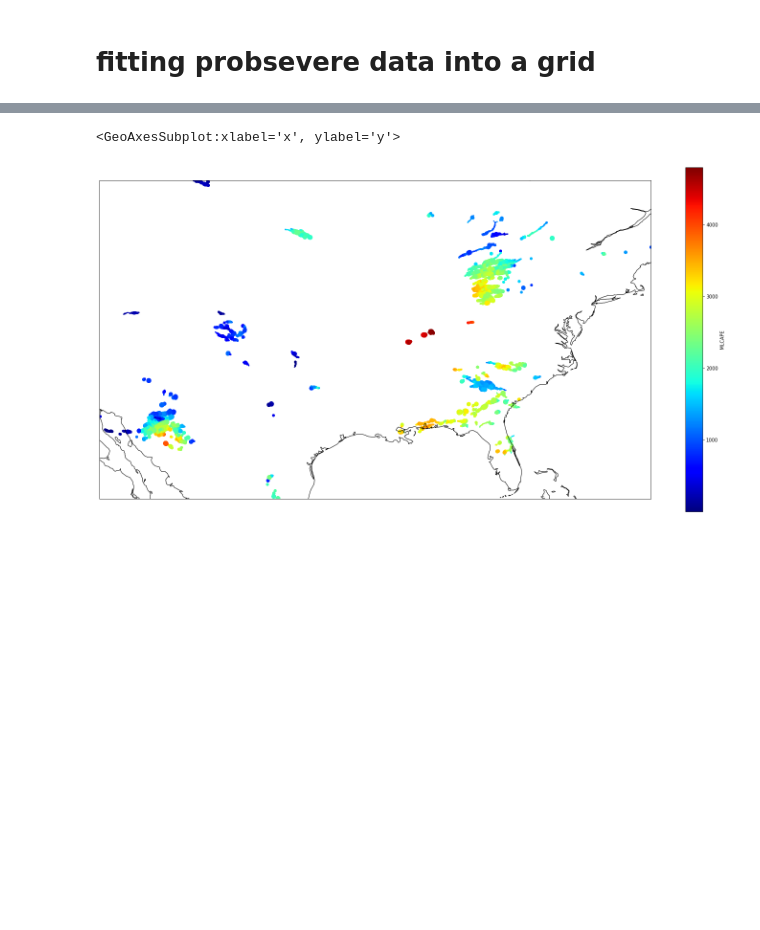
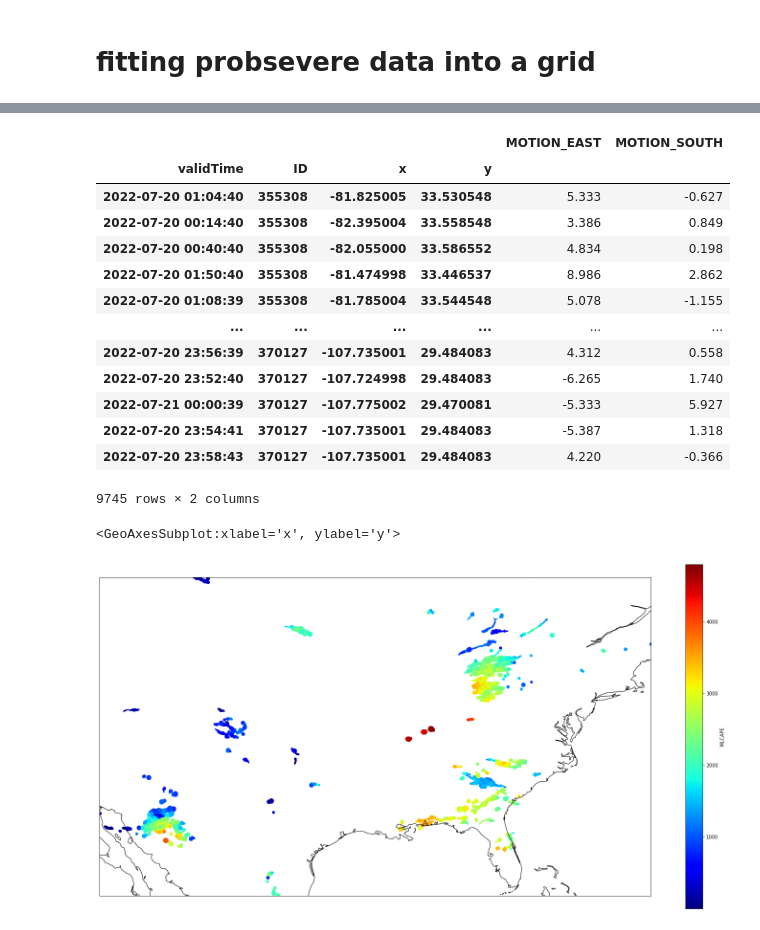
Before and after one commit to leaver2000/griblib, a Jupyter notebook: notebooks/probsevere/3-into-grid.ipynb, the cells around one changed output, grey strips where cells are left out. Drawn from its saved outputs; the diff is of its cells as text; code cells hidden in the pictures; blank space fills up the shorter version.

```diff
--- a/notebooks/probsevere/3-into-grid.ipynb
+++ b/notebooks/probsevere/3-into-grid.ipynb
@@ -46,26 +44,53 @@ df
 # %%
-df = df.copy()
-# convert each geomtery array into a Polygon, and unpack x,y
-x1, y1 = np.array(
-    tuple((Polygon(list(arr)).centroid.xy for arr in df["geometry"])),
-    dtype=np.float32,
-).T[0]
-# create 2 arrays to represent our grid space
+# these grid points/resolution fit well the MRMS dataset
+N, E, S, W = 54.995, -60.005002000040975, 20.005000000002696, -129.995
+LON_RES, LAT_RES = 7000, 2500
+# create 2 arrays from a bounding box and resolution to represent the gridspace
 x2 = np.linspace(
-    -129.995,  # west lon
-    -60.005002000040975,  # east lon
-    7000,  # points in between
+    W,  # west lon
+    E,  # east lon
+    LON_RES,  # points in between
     dtype=np.float32,
 )
 y2 = np.linspace(
-    20.005000000002696,  # south lat
-    54.995,  # north lat
-    2500,  # points in between
+    S,  # south lat
+    N,  # north lat
+    LAT_RES,  # points in between
     dtype=np.float32,
 )
+
+df = df.copy()
+# get the centroid values array
+cent = df["geometry"].centroid.values
+# unpack x and y
+x1, y1 = cent.x, cent.y
 # create a common axis with [:,np.newaxis] subtract the arrays, index the gridspace with the index position
 df["x"] = x2[np.argmin(abs(x1 - x2[:, np.newaxis]), axis=0)]
 df["y"] = y2[np.argmin(abs(y1 - y2[:, np.newaxis]), axis=0)]
+# %%
+import nvector as nv
+
+# pip instac
+
+
+
+df2 = df.copy().set_index(["x", "y"], append=True).drop(columns="geometry")
+df2[["MOTION_EAST", "MOTION_SOUTH"]]
+# %% [output]
+|  |  |  |  | MOTION_EAST | MOTION_SOUTH |
+| validTime | ID | x | y |  |  |
+| 2022-07-20 01:04:40 | 355308 | -81.825005 | 33.530548 | 5.333 | -0.627 |
+| 2022-07-20 00:14:40 | 355308 | -82.395004 | 33.558548 | 3.386 | 0.849 |
+| 2022-07-20 00:40:40 | 355308 | -82.055000 | 33.586552 | 4.834 | 0.198 |
+| 2022-07-20 01:50:40 | 355308 | -81.474998 | 33.446537 | 8.986 | 2.862 |
+| 2022-07-20 01:08:39 | 355308 | -81.785004 | 33.544548 | 5.078 | -1.155 |
+| ... | ... | ... | ... | ... | ... |
+| 2022-07-20 23:56:39 | 370127 | -107.735001 | 29.484083 | 4.312 | 0.558 |
+| 2022-07-20 23:52:40 | 370127 | -107.724998 | 29.484083 | -6.265 | 1.740 |
+| 2022-07-21 00:00:39 | 370127 | -107.775002 | 29.470081 | -5.333 | 5.927 |
+| 2022-07-20 23:54:41 | 370127 | -107.735001 | 29.484083 | -5.387 | 1.318 |
+| 2022-07-20 23:58:43 | 370127 | -107.735001 | 29.484083 | 4.220 | -0.366 |
+9745 rows × 2 columns
 # %%
 import matplotlib.pyplot as plt
 import cartopy.crs as ccrs
```
Also changed, not shown: parts of 5 cells of this notebook, 4 other files.
